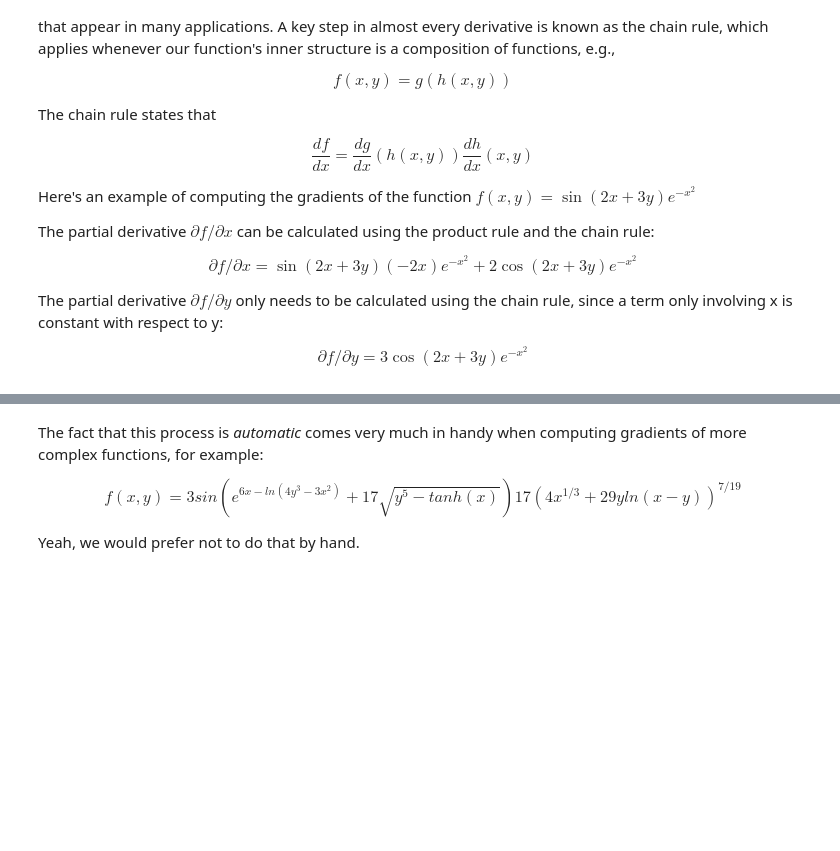
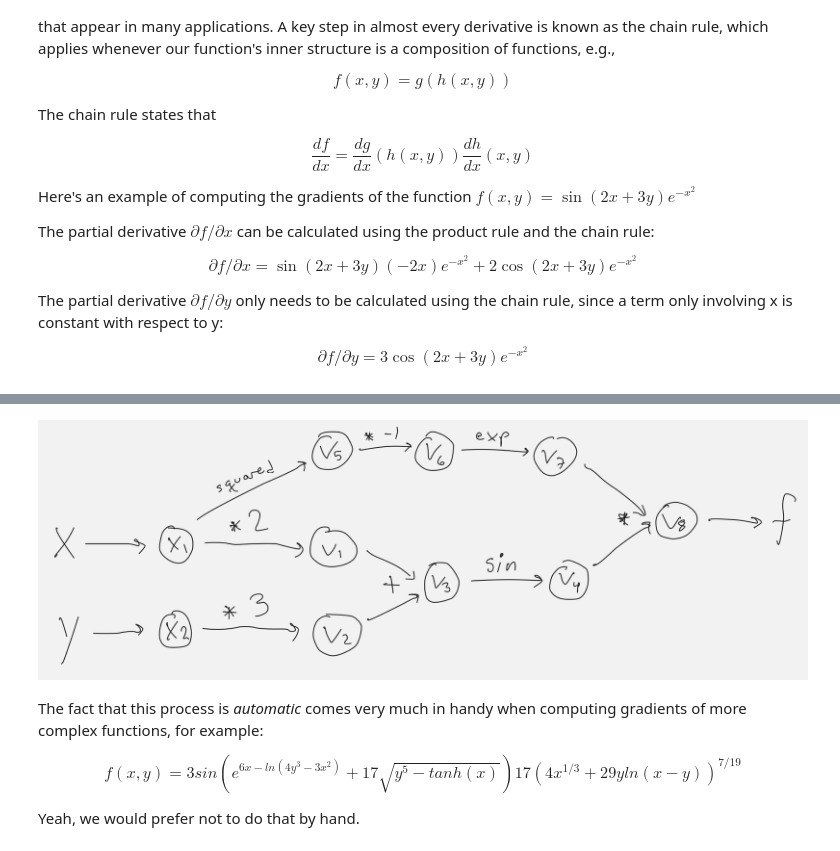
Before and after one commit to git-fetch-git-roll-over/GradDog, a Jupyter notebook: docs/Project Milestone 1.ipynb, the cells around one changed output, grey strips where cells are left out. Cells and saved outputs as stored; diff of their text form; code cells hidden in the pictures; blank space fills up the shorter version.

```diff
--- a/docs/Project Milestone 1.ipynb
+++ b/docs/Project Milestone 1.ipynb
@@ -40,4 +42,8 @@ We can represent the function's individual operations in a graphical format:
 By parsing the structure of the function f(x, y) into its atomic building blocks, we can construct a trace table from which we can read the results of the chain rule at every step of the computation.
+# %%
+display(Image(filename='../images/func_graph.jpeg', embed=True))
+# %% [output]
+[figure, added]
 # %% [markdown]
 The fact that this process is *automatic* comes very much in handy when computing gradients of more complex functions, for example:
 
```
Also changed, not shown: parts of 7 cells of this notebook.
